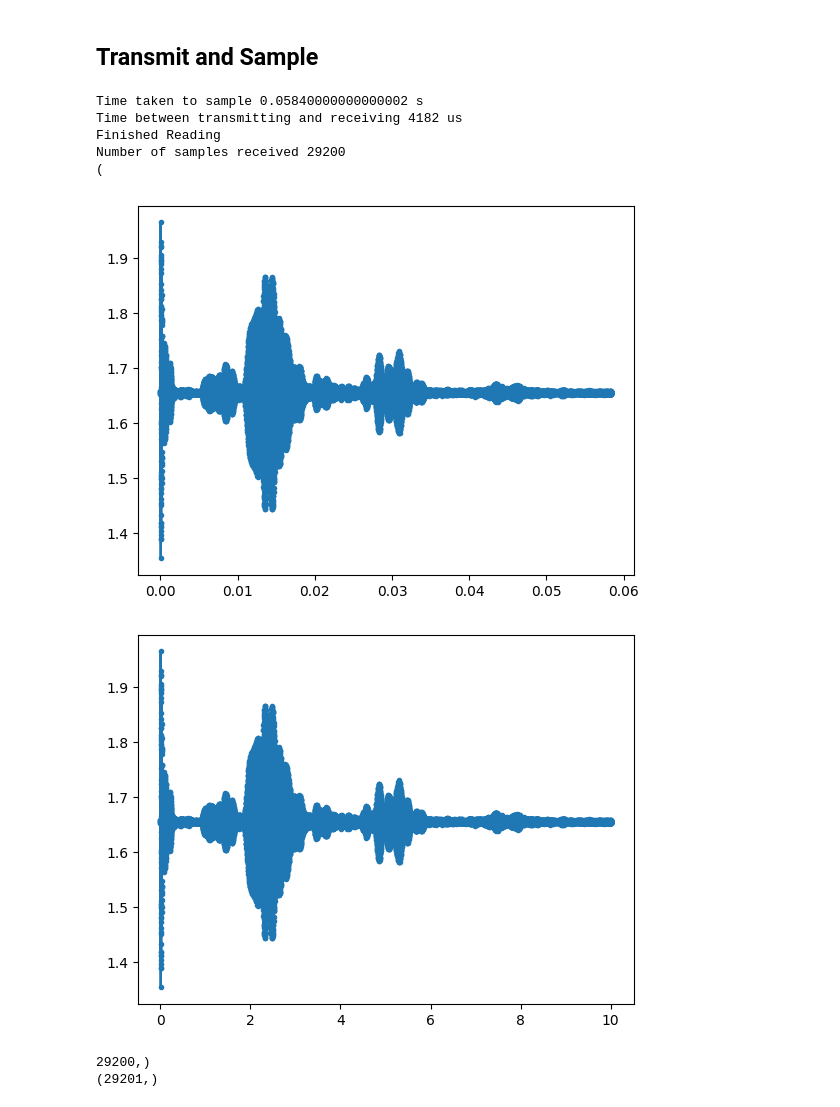
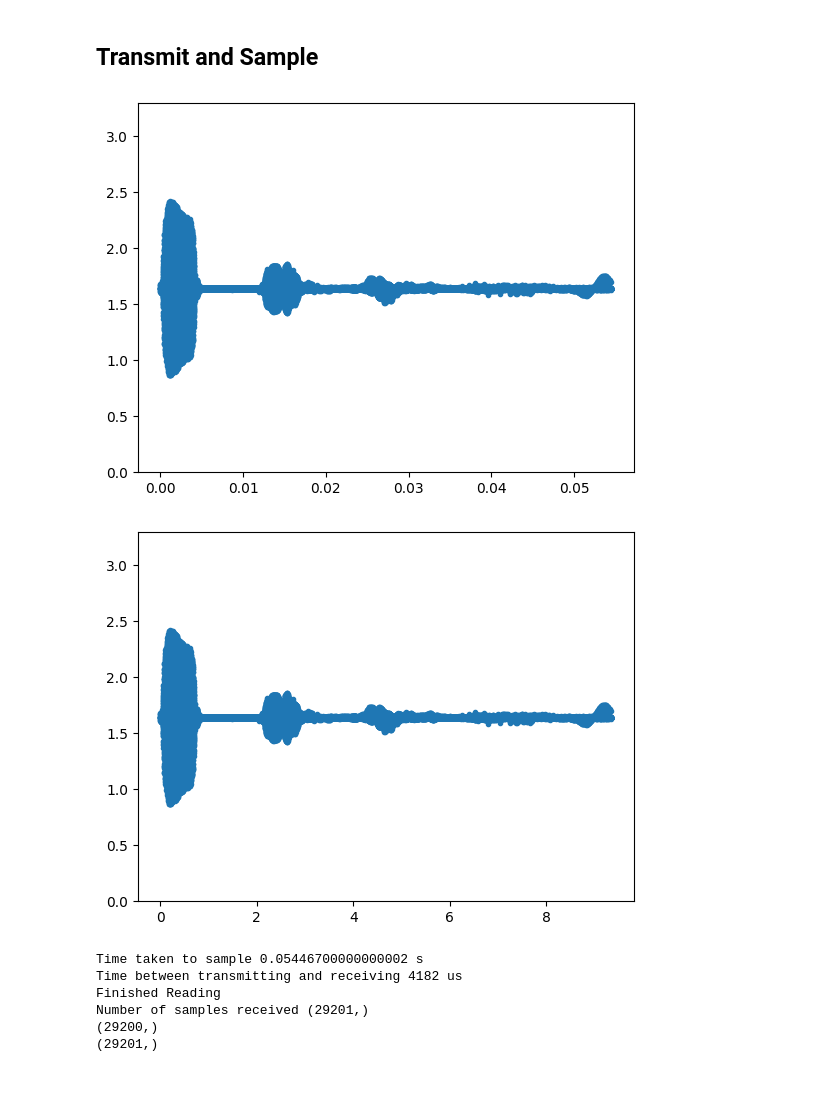
Before and after one commit to GDFLAW001/Sonar-Design, a Jupyter notebook: Source Code/Matthews Code/oneDimensionalPinger.ipynb, the cells around one changed output. Drawn from its saved outputs; the diff is of its cells as text; code cells hidden in the pictures.

```diff
--- a/Source Code/Matthews Code/oneDimensionalPinger.ipynb
+++ b/Source Code/Matthews Code/oneDimensionalPinger.ipynb
@@ -12,3 +26,3 @@ list_ports()
 # %%
-sp=open("/dev/ttyACM5",9600)
+sp=SerialPort("/dev/ttyACM16", 9600)
 # %% [output]
@@ -148,11 +165,12 @@ S=29200 #Number of samples expected
 c = 343 # Speed of sound in air in m/s
 i =1 #data samples recieved
 x_rx=zeros(Int16,S) # Samples values recieved
-data=Array{Union{Nothing,String}}(nothing,S)
+#data=Array{Union{Nothing,String}}(nothing,S)
+data=""
 
 # Clear buffer
 while (bytesavailable(sp)>0)
-    read(sp,UInt8)
+    readavailable(sp)
 end
 
 # Transmit and Sample command
@@ -163,69 +181,92 @@ while bytesavailable(sp) < 1
 end
 sleep(0.05) # This extra delay helps with reliability - it gives the micro time to send all it needs to
 
+timeString=readavailable(sp)
+timeArray=split(timeString,"\n")
+
 # Get timing information
-time = parse(Int,readline(sp))
+time = parse(UInt16,timeArray[1])
 timeSeconds = time*10^-6
 println("Time taken to sample ",timeSeconds, " s")
 
-timeBetweenTransmitAndRecieve = parse(Int,readline(sp))
+timeBetweenTransmitAndRecieve = parse(UInt16,timeArray[2])
 println("Time between transmitting and receiving ",timeBetweenTransmitAndRecieve, " us")
 
 # Create time and distance arrays
 dt=timeSeconds/S # Time per sample
 t = collect(0:dt:timeSeconds); # t=0:dt:t_max defines a “range”.
 r = c*t/2;
+
+# Clear buffer
+while (bytesavailable(sp)>0)
+    readavailable(sp)
+end
 
 #Grab samples
 write(sp,"p") # Print DMA buffer
 
 while bytesavailable(sp) < 1
     continue # wait for a response
 end
 
 sleep(0.05)
 
 while true
-    if bytesavailable(sp) < 3
-        sleep(0.080) # Wait and check again
-        if bytesavailable(sp) < 2
+    if bytesavailable(sp) < 1
+        sleep(0.010) # Wait and check again
+        if bytesavailable(sp) < 1
             println("Finished Reading")
             break
         end
     end
-    #Array.set(data, i, (readline(sp)))-
-    #data[i] = (readline(sp))
-    #println(i," ",s)
-    #x_rx[i]=(parse(Int32,(s)))&0b00000000000000001111111111111111
-    x_rx[i]=(parse(Int16,(readline(sp))))
-    #println(i," ",x_rx[i])
+    data=string(data,readavailable(sp))
     i += 1
 end
 
- println("Number of samples received ", i-1)
+samples = split(data,"\r\n")
+println("Number of samples received ", size(samples))
+
+x_rx=zeros(Int16,S)
+for n in 1:S
+    x_rx[n]=parse(UInt16,samples[n])
+end
+
+# # Account for time between transmit and recieve
+# sampleShift=Int(floor(500000*timeBetweenTransmitAndRecieve*10^-6)) #amount of shifts needed
+# println("Shifts ",sampleShift)
+
+# for n in 1:S
+#     if (n+sampleShift)<S
+#        x_rx[n]= x_rx[n+sampleShift]
+#     end
+# end
+
+# # Truncate recieved signal
+# x_rx=x_rx[1:S-sampleShift]
 
 # Convert ADC output to voltage
 v_rx=(x_rx*(3.3/(2^12)))
 
 #Plot
 figure()
-plot(t[1:29200],v_rx,".-")
+plot(t[1:S],v_rx,".-")
+ylim([0,3.3])
 show()
 
 figure()
-plot(r[1:29200],v_rx,".-")
+plot(r[1:S],v_rx,".-")
+ylim([0,3.3])
 show()
 
 println(size(v_rx))
 println(size(t))
 # %% [output]
-Time taken to sample 0.05840000000000002 s
-Time between transmitting and receiving 4182 us
-Finished Reading
-Number of samples received 29200
-(
-[figure, old version]
+[figure, new version]
-[figure, old version]
+[figure, new version]
-29200,)
-(29201,)
+Time taken to sample 0.05446700000000002 s
+Time between transmitting and receiving 4182 us
+Finished Reading
+Number of samples received (29201,)
+(29200,)
+(29201,)
 # %%
```
Also changed, not shown: parts of 6 cells of this notebook, 2 other files.
